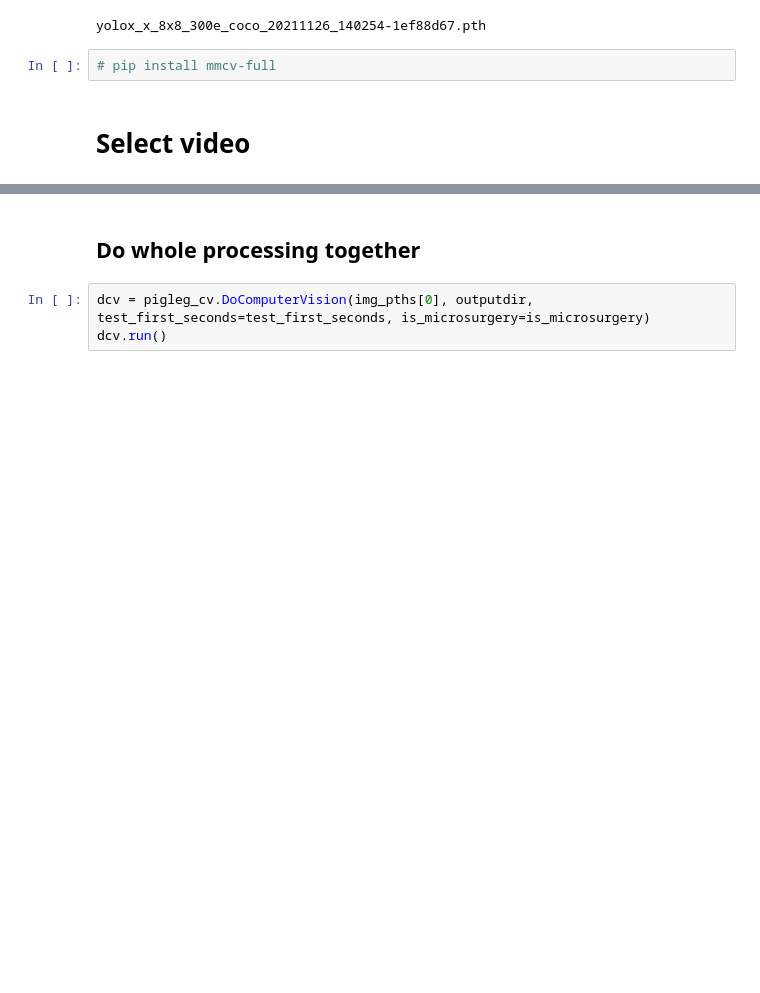
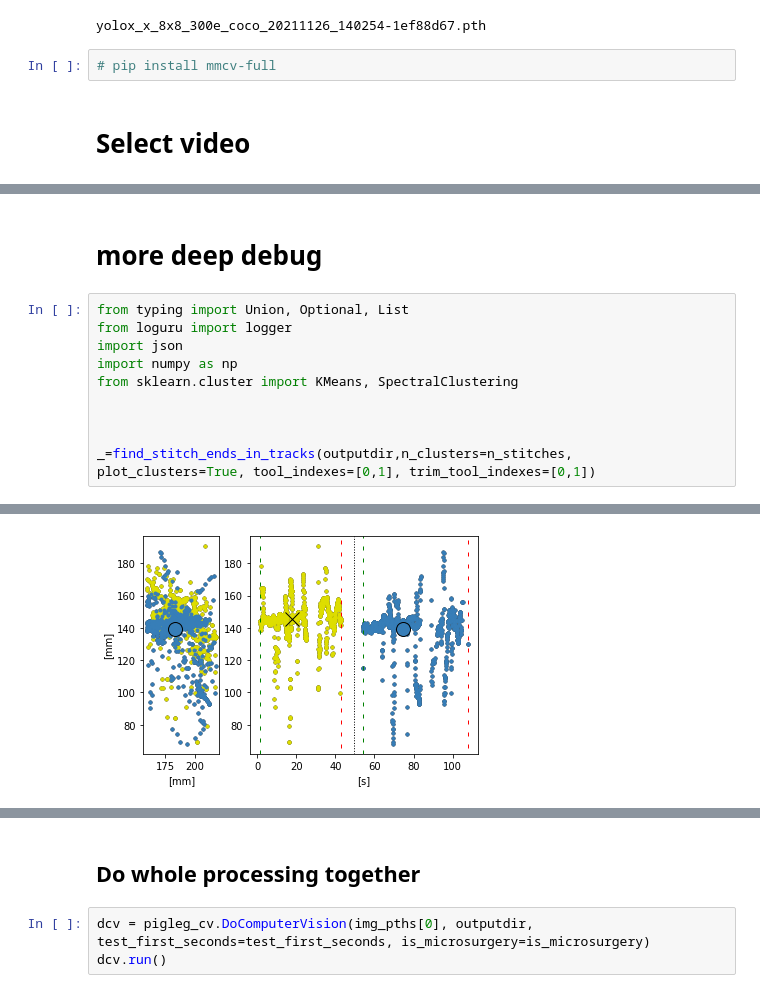
Before and after one commit to mjirik/surgeryanalyser, a Jupyter notebook: piglegcv/debug_stitch_split.ipynb, the cells around one changed output, grey strips where cells are left out. Drawn from its saved outputs; the diff is of its cells as text; blank space fills up the shorter version.

```diff
--- a/piglegcv/debug_stitch_split.ipynb
+++ b/piglegcv/debug_stitch_split.ipynb
@@ -103,0 +111,13 @@ pigleg_cv.find_stitch_ends_in_tracks(outputdir,n_clusters=n_stitches, plot_clust
+# %% [markdown]
+# more deep debug
+# %%
+from typing import Union, Optional, List
+from loguru import logger
+import json
+import numpy as np
+from sklearn.cluster import KMeans, SpectralClustering
+
+
+
+_=find_stitch_ends_in_tracks(outputdir,n_clusters=n_stitches, plot_clusters=True, tool_indexes=[0,1], trim_tool_indexes=[0,1])
+# %% [output]
@@ -103,0 +137 @@ pigleg_cv.find_stitch_ends_in_tracks(outputdir,n_clusters=n_stitches, plot_clust
+[figure, added]
```
Also changed, not shown: parts of 10 cells of this notebook, 1 other file.
